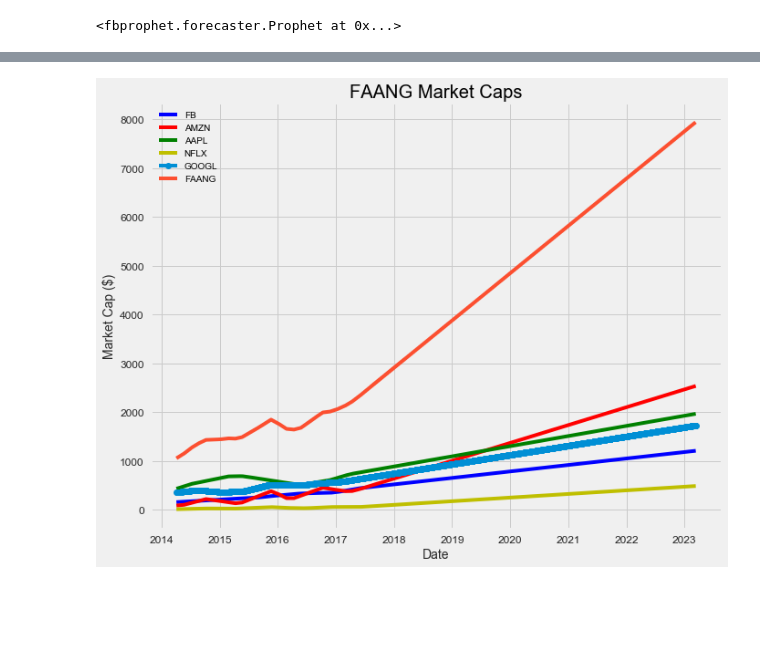
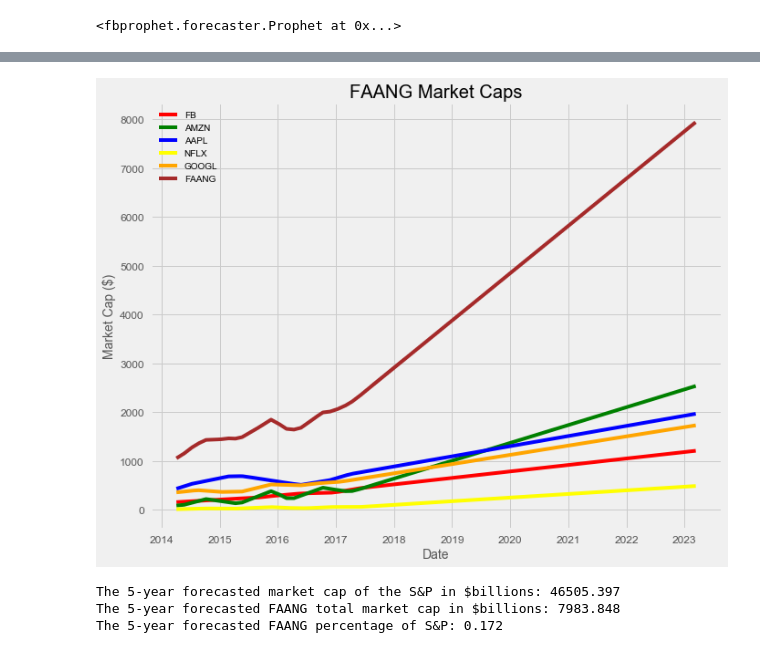
Before and after one commit to dayskipping/FAANG_takes_a_bite, a Jupyter notebook: FAANG.ipynb, the cells around one changed output, grey strips where cells are left out. Saved outputs shown, nothing was run; the diff lists cells and outputs as text; code cells hidden in the pictures; blank space fills up the shorter version.

```diff
--- a/FAANG.ipynb
+++ b/FAANG.ipynb
@@ -19,7 +25,7 @@ matplotlib.rcParams['text.color'] = 'k'
 # %% [markdown]
 ### Data Cleaning
 # %%
-quandl.ApiConfig.api_key = 'xLMoQS8dcFcwGWDyckQW'
+quandl.ApiConfig.api_key = os.environ["QUANDL"]
 
 # Retrieve TSLA data from Quandl
 dfFB1 = quandl.get('WIKI/FB')
@@ -364,12 +488,13 @@ googl_forecast.head()
 # %%
+['red', 'green', 'blue', 'yellow', 'orange', 'brown']
 plt.figure(figsize=(10, 8))
-plt.plot(fb_forecast['ds'], fb_forecast['trend'], 'b-', label='FB')
-plt.plot(amzn_forecast['ds'], amzn_forecast['trend'], 'r-', label='AMZN')
-plt.plot(aapl_forecast['ds'], aapl_forecast['trend'], 'g-', label='AAPL')
-plt.plot(nflx_forecast['ds'], nflx_forecast['trend'], 'y-', label='NFLX')
-plt.plot(googl_forecast['ds'], googl_forecast['trend'], 'o-', label='GOOGL')
-plt.plot(googl_forecast['ds'], (fb_forecast['trend']+amzn_forecast['trend']+aapl_forecast['trend']+nflx_forecast['trend']+googl_forecast['trend']), '-', label='FAANG')
+plt.plot(fb_forecast['ds'], fb_forecast['trend'], 'red', label='FB')
+plt.plot(amzn_forecast['ds'], amzn_forecast['trend'], 'green', label='AMZN')
+plt.plot(aapl_forecast['ds'], aapl_forecast['trend'], 'blue', label='AAPL')
+plt.plot(nflx_forecast['ds'], nflx_forecast['trend'], 'yellow', label='NFLX')
+plt.plot(googl_forecast['ds'], googl_forecast['trend'], 'orange', label='GOOGL')
+plt.plot(googl_forecast['ds'], (fb_forecast['trend']+amzn_forecast['trend']+aapl_forecast['trend']+nflx_forecast['trend']+googl_forecast['trend']), 'brown', label='FAANG')
 plt.legend(); plt.xlabel('Date'); plt.ylabel('Market Cap ($)')
 plt.title('FAANG Market Caps');
 # %% [output]
-[figure, old version]
+[figure, new version]
@@ -375,0 +509,8 @@ plt.title('FAANG Market Caps');
+# %%
+print(f'The 5-year forecasted market cap of the S&P in $billions: {forecast_price_sp:.3f}')
+print(f'The 5-year forecasted FAANG total market cap in $billions: {faang_future_cap:.3f}')
+print(f'The 5-year forecasted FAANG percentage of S&P: {faang_future_cap_percent_of_sp:.3f}')
+# %% [output]
+The 5-year forecasted market cap of the S&P in $billions: 46505.397
+The 5-year forecasted FAANG total market cap in $billions: 7983.848
+The 5-year forecasted FAANG percentage of S&P: 0.172
```
Also changed, not shown: parts of 28 cells of this notebook.
